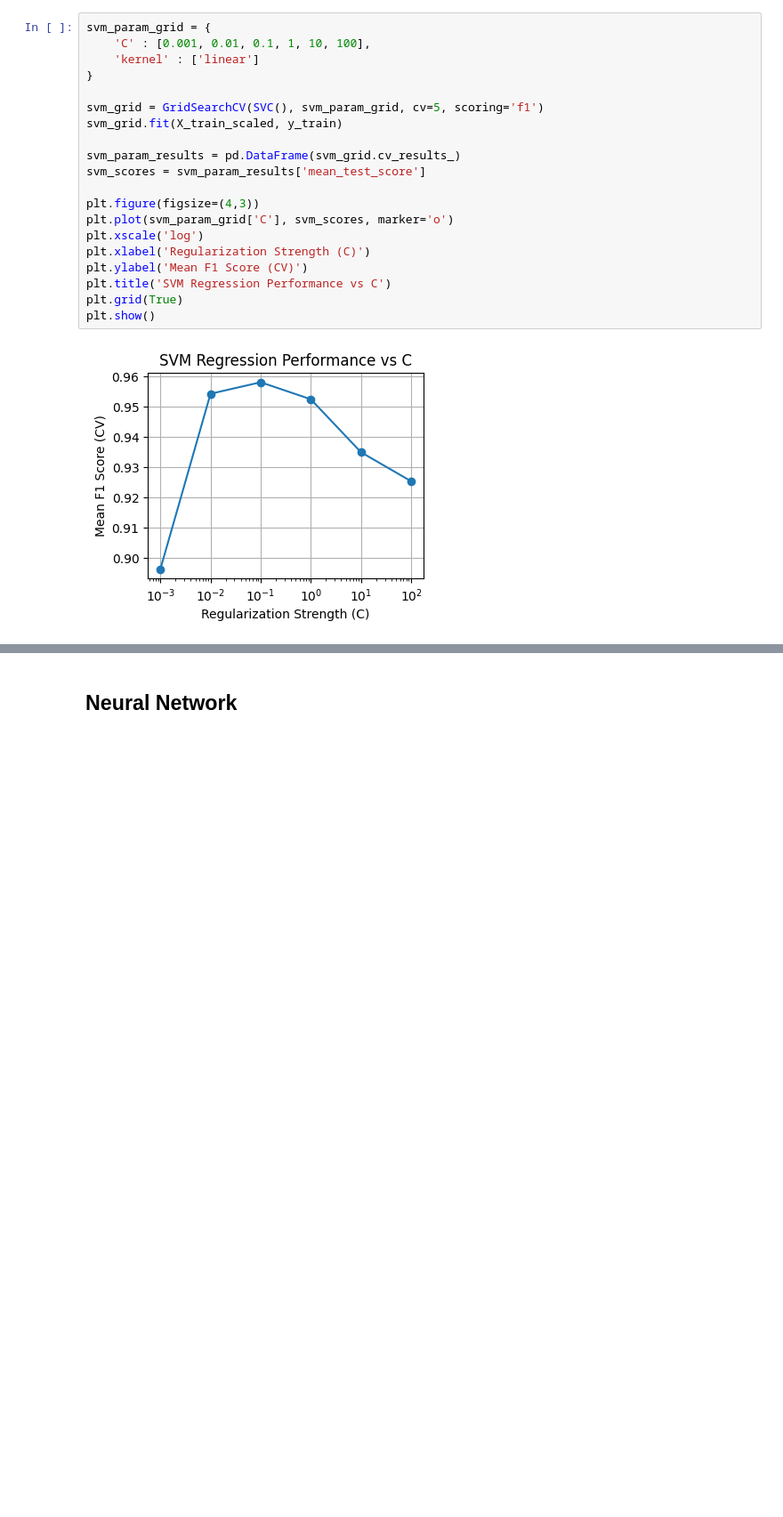
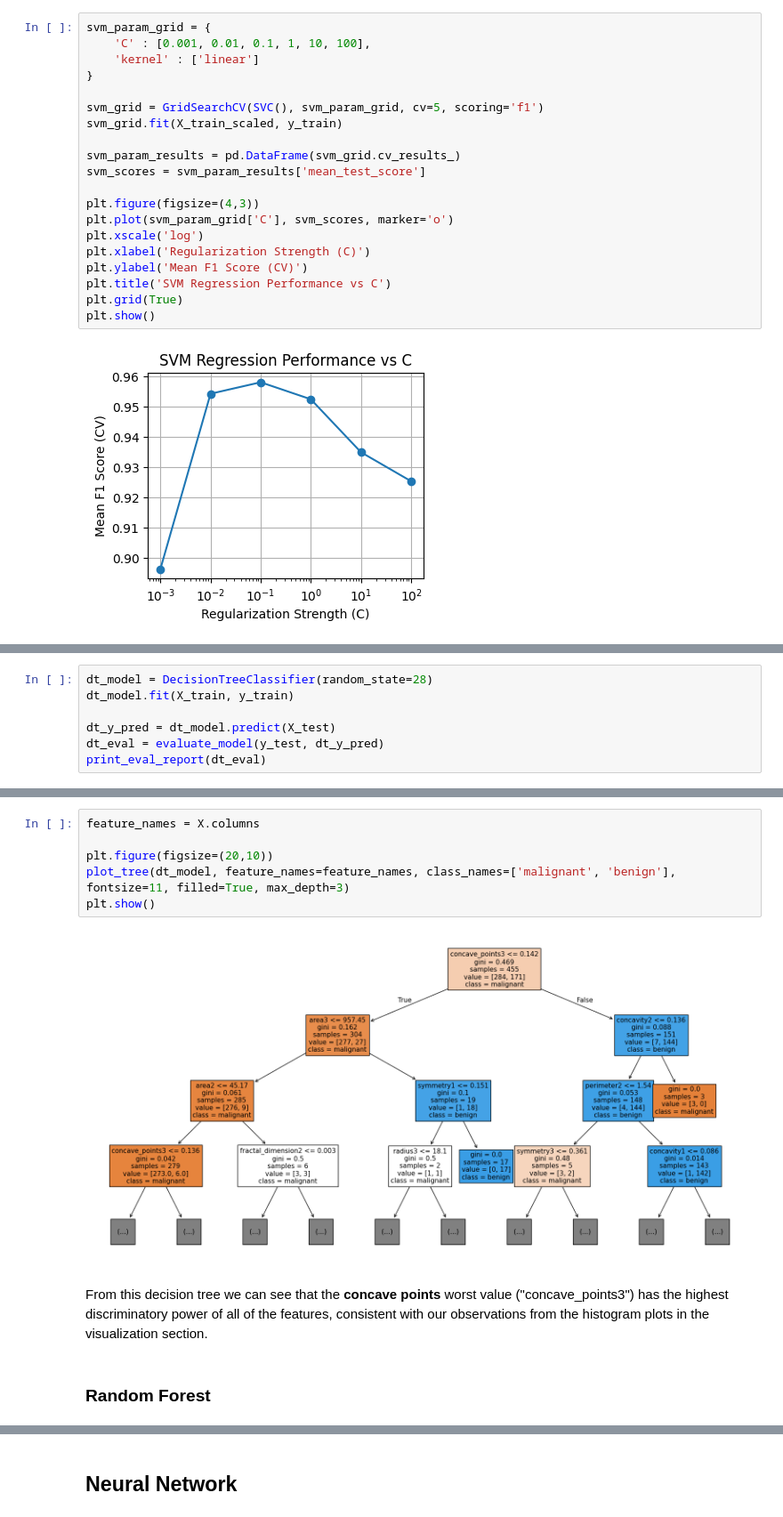
Before and after one commit to emilysaunders28/breast-cancer, a Jupyter notebook: breast_cancer_classifier.ipynb, the cells around one changed output, grey strips where cells are left out. Shown at 89% size. Drawn from its saved outputs; the diff is of its cells as text; blank space fills up the shorter version.

Commit message:
Additions made to classifier section

```diff
--- a/breast_cancer_classifier.ipynb
+++ b/breast_cancer_classifier.ipynb
@@ -181,0 +199,7 @@ weighted avg       0.96      0.96      0.96       114
+# %%
+dt_model = DecisionTreeClassifier(random_state=28)
+dt_model.fit(X_train, y_train)
+
+dt_y_pred = dt_model.predict(X_test)
+dt_eval = evaluate_model(y_test, dt_y_pred)
+print_eval_report(dt_eval)
@@ -181,0 +225,12 @@ weighted avg       0.96      0.96      0.96       114
+# %%
+feature_names = X.columns
+
+plt.figure(figsize=(20,10))
+plot_tree(dt_model, feature_names=feature_names, class_names=['malignant', 'benign'], fontsize=11, filled=True, max_depth=3)
+plt.show()
+# %% [output]
+[figure, added]
+# %% [markdown]
+From this decision tree we can see that the **concave points** worst value ("concave_points3") has the highest discriminatory power of all of the features, consistent with our observations from the histogram plots in the visualization section.
+# %% [markdown]
+### Random Forest
```
Also changed, not shown: parts of 12 cells of this notebook.
